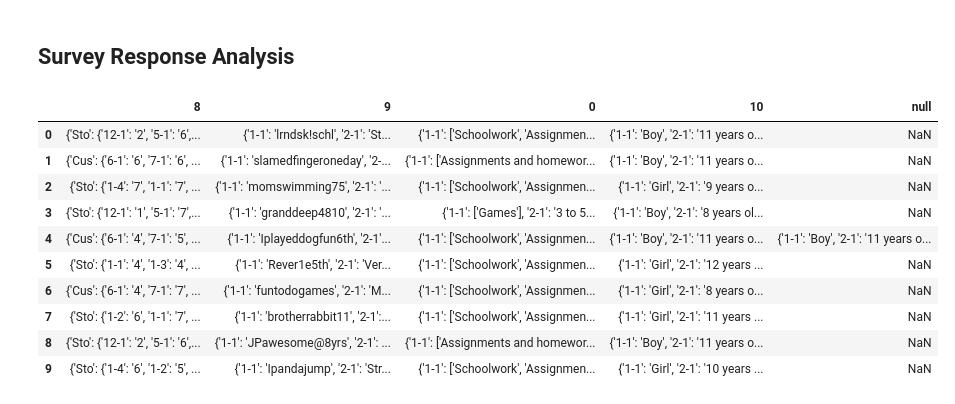
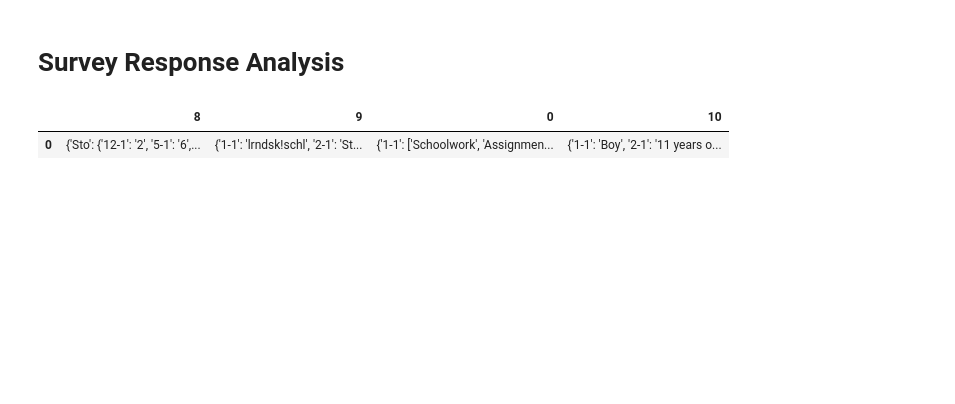
Before and after one commit to rizupaudel/designStudy, a Jupyter notebook: analysis/zall_analysis.ipynb, the cells around one changed output. Cells and saved outputs as stored; diff of their text form; code cells hidden in the pictures; blank space fills up the shorter version.

Commit message:
analysis further

```diff
--- a/analysis/zall_analysis.ipynb
+++ b/analysis/zall_analysis.ipynb
@@ -39,18 +38,9 @@ _ = top5.plot(x='page', y='time', figsize=(10, 5), xlabel="Page Name", ylabel="T
 # %% [markdown]
-## Survey Response Analysis
+# Survey Response Analysis
 # %%
 questions = get_questions()
 survey_response_df = pd.DataFrame(survey_response)
-display(survey_response_df)
+display(survey_response_df.head(1))
 # %% [output]
-|  | 8 | 9 | 0 | 10 | null |
-| 0 | {'Sto': {'12-1': '2', '5-1': '6',... | {'1-1': 'lrndsk!schl', '2-1': 'St... | {'1-1': ['Schoolwork', 'Assignmen... | {'1-1': 'Boy', '2-1': '11 years o... | NaN |
-| 1 | {'Cus': {'6-1': '6', '7-1': '6', ... | {'1-1': 'slamedfingeroneday', '2-... | {'1-1': ['Assignments and homewor... | {'1-1': 'Boy', '2-1': '11 years o... | NaN |
-| 2 | {'Sto': {'1-4': '7', '1-1': '7', ... | {'1-1': 'momswimming75', '2-1': '... | {'1-1': ['Schoolwork', 'Assignmen... | {'1-1': 'Girl', '2-1': '9 years o... | NaN |
-| 3 | {'Sto': {'12-1': '1', '5-1': '7',... | {'1-1': 'granddeep4810', '2-1': '... | {'1-1': ['Games'], '2-1': '3 to 5... | {'1-1': 'Boy', '2-1': '8 years ol... | NaN |
-| 4 | {'Cus': {'6-1': '4', '7-1': '5', ... | {'1-1': 'Iplayeddogfun6th', '2-1'... | {'1-1': ['Schoolwork', 'Assignmen... | {'1-1': 'Boy', '2-1': '11 years o... | {'1-1': 'Boy', '2-1': '11 years o... |
-| 5 | {'Sto': {'1-1': '4', '1-3': '4', ... | {'1-1': 'Rever1e5th', '2-1': 'Ver... | {'1-1': ['Schoolwork', 'Assignmen... | {'1-1': 'Girl', '2-1': '12 years ... | NaN |
-| 6 | {'Cus': {'6-1': '4', '7-1': '7', ... | {'1-1': 'funtodogames', '2-1': 'M... | {'1-1': ['Schoolwork', 'Assignmen... | {'1-1': 'Girl', '2-1': '8 years o... | NaN |
-| 7 | {'Sto': {'1-2': '6', '1-1': '7', ... | {'1-1': 'brotherrabbit11', '2-1':... | {'1-1': ['Schoolwork', 'Assignmen... | {'1-1': 'Girl', '2-1': '11 years ... | NaN |
-| 8 | {'Sto': {'12-1': '2', '5-1': '6',... | {'1-1': 'JPawesome@8yrs', '2-1': ... | {'1-1': ['Assignments and homewor... | {'1-1': 'Boy', '2-1': '11 years o... | NaN |
-| 9 | {'Sto': {'1-4': '6', '1-2': '5', ... | {'1-1': 'Ipandajump', '2-1': 'Str... | {'1-1': ['Schoolwork', 'Assignmen... | {'1-1': 'Girl', '2-1': '10 years ... | NaN |
+|  | 8 | 9 | 0 | 10 |
+| 0 | {'Sto': {'12-1': '2', '5-1': '6',... | {'1-1': 'lrndsk!schl', '2-1': 'St... | {'1-1': ['Schoolwork', 'Assignmen... | {'1-1': 'Boy', '2-1': '11 years o... |
```
Also changed, not shown: parts of 17 cells of this notebook, 6 other files.
